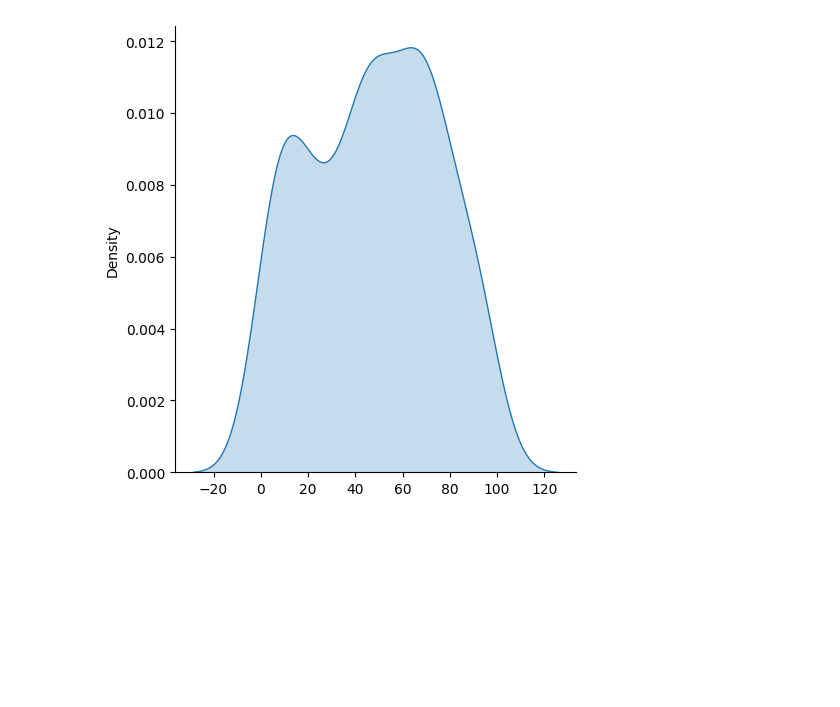
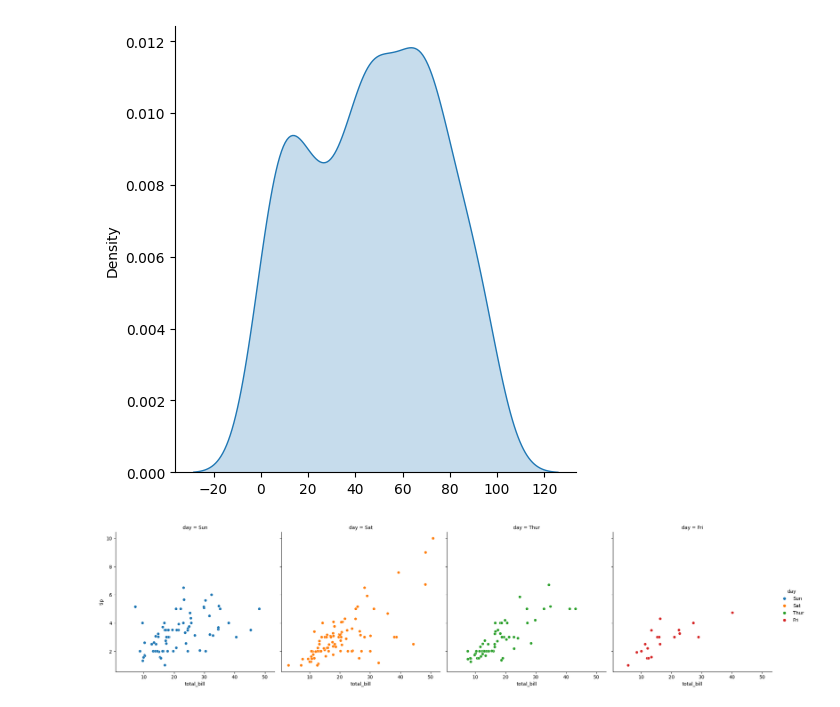
Before and after one commit to upflairs-pvt-ltd/jecrc-AI_ML_example-27thsep2023, a Jupyter notebook: matplotlib/10-10-23 - Copy.ipynb, the cells around one changed output. Drawn from its saved outputs; the diff is of its cells as text; code cells hidden in the pictures; blank space fills up the shorter version.

```diff
--- a/matplotlib/10-10-23 - Copy.ipynb
+++ b/matplotlib/10-10-23 - Copy.ipynb
@@ -165,3 +165,9 @@ sns.displot(np.random.randint(100,size=(200)),kind='kde',fill=True)
 # %% [output]
 <seaborn.axisgrid.FacetGrid at 0x...>
 [figure]
+# %%
+sns.set(rc={'figure.figsize':(7,4)})
+sns.relplot(x='total_bill',y='tip',data=df,hue='day',col='day')
+plt.show()
+# %% [output]
+[figure, added]
```
Also changed, not shown: parts of 8 cells of this notebook, 2 other files.
